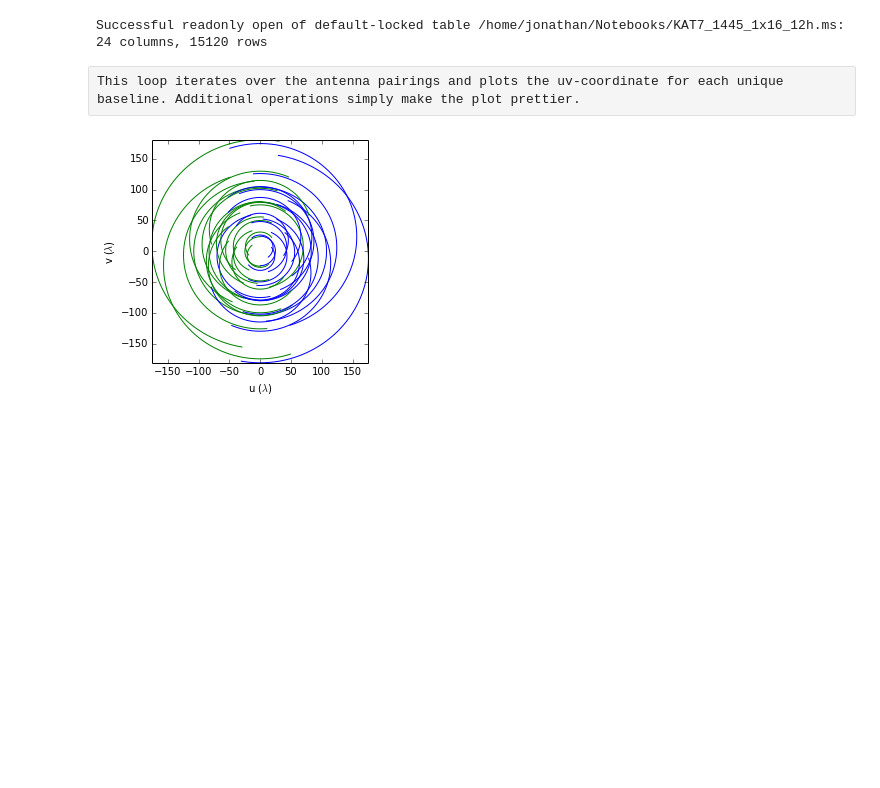
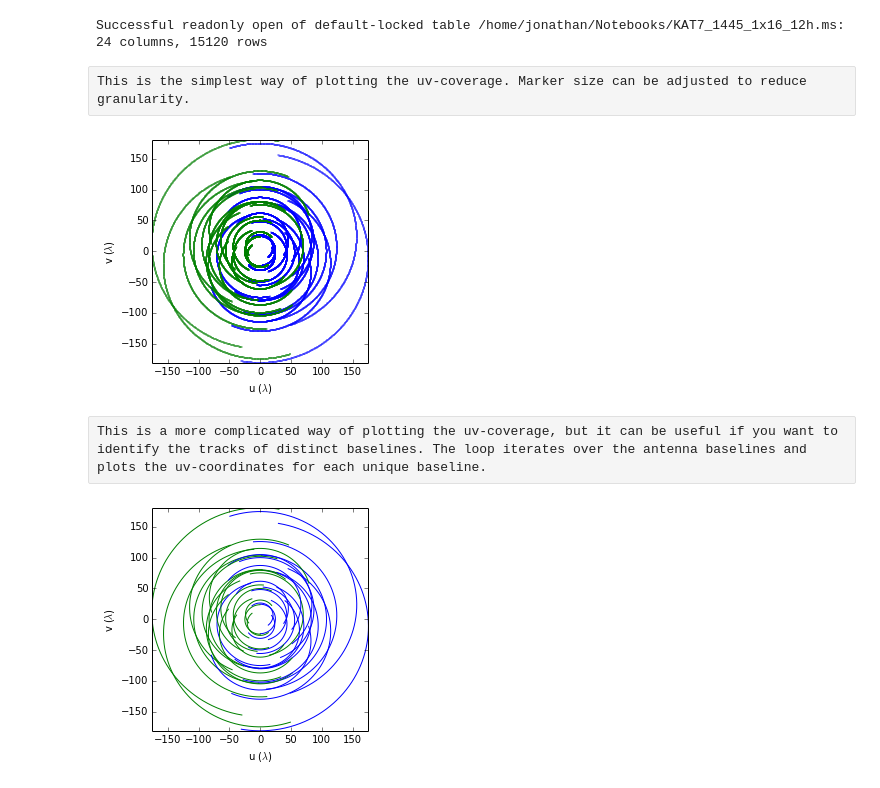
Before and after one commit to JSKenyon/Notebooks, a Jupyter notebook: Plot_UV.ipynb, the cells around one changed output. Drawn from its saved outputs; the diff is of its cells as text; code cells hidden in the pictures; blank space fills up the shorter version.

```diff
--- a/Plot_UV.ipynb
+++ b/Plot_UV.ipynb
@@ -11,14 +11,27 @@ The following opens the MS and grabs the columns corresponding to the UVW data a
 # %%
 ms = pyrap.tables.table("/home/jonathan/Notebooks/KAT7_1445_1x16_12h.ms")
 
-uv = ms.getcol("UVW")
+uvw = ms.getcol("UVW")
 
 A1 = ms.getcol("ANTENNA1")
 A2 = ms.getcol("ANTENNA2")
 # %% [output]
 Successful readonly open of default-locked table /home/jonathan/Notebooks/KAT7_1445_1x16_12h.ms: 24 columns, 15120 rows
-# %% [raw]
-This loop iterates over the antenna pairings and plots the uv-coordinate for each unique baseline. Additional operations simply make the plot prettier.
+# %% [raw]
+This is the simplest way of plotting the uv-coverage. Marker size can be adjusted to reduce granularity.
+# %%
+pb.plot(uvw[:,0],uvw[:,1], ".b",-uvw[:,0],-uvw[:,1], ".g", markersize=1)
+
+pb.axis('image')
+
+pb.xlabel(r'u ($\lambda$)')
+pb.ylabel(r'v ($\lambda$)')
+
+pb.show()
+# %% [output]
+[figure, added]
+# %% [raw]
+This is a more complicated way of plotting the uv-coverage, but it can be useful if you want to identify the tracks of distinct baselines. The loop iterates over the antenna baselines and plots the uv-coordinates for each unique baseline.
 # %%
 for j in range(np.max(A1)+1):
 	for k in range(j+1,np.max(A2)+1):
```
Also changed, not shown: parts of 1 cell of this notebook.
